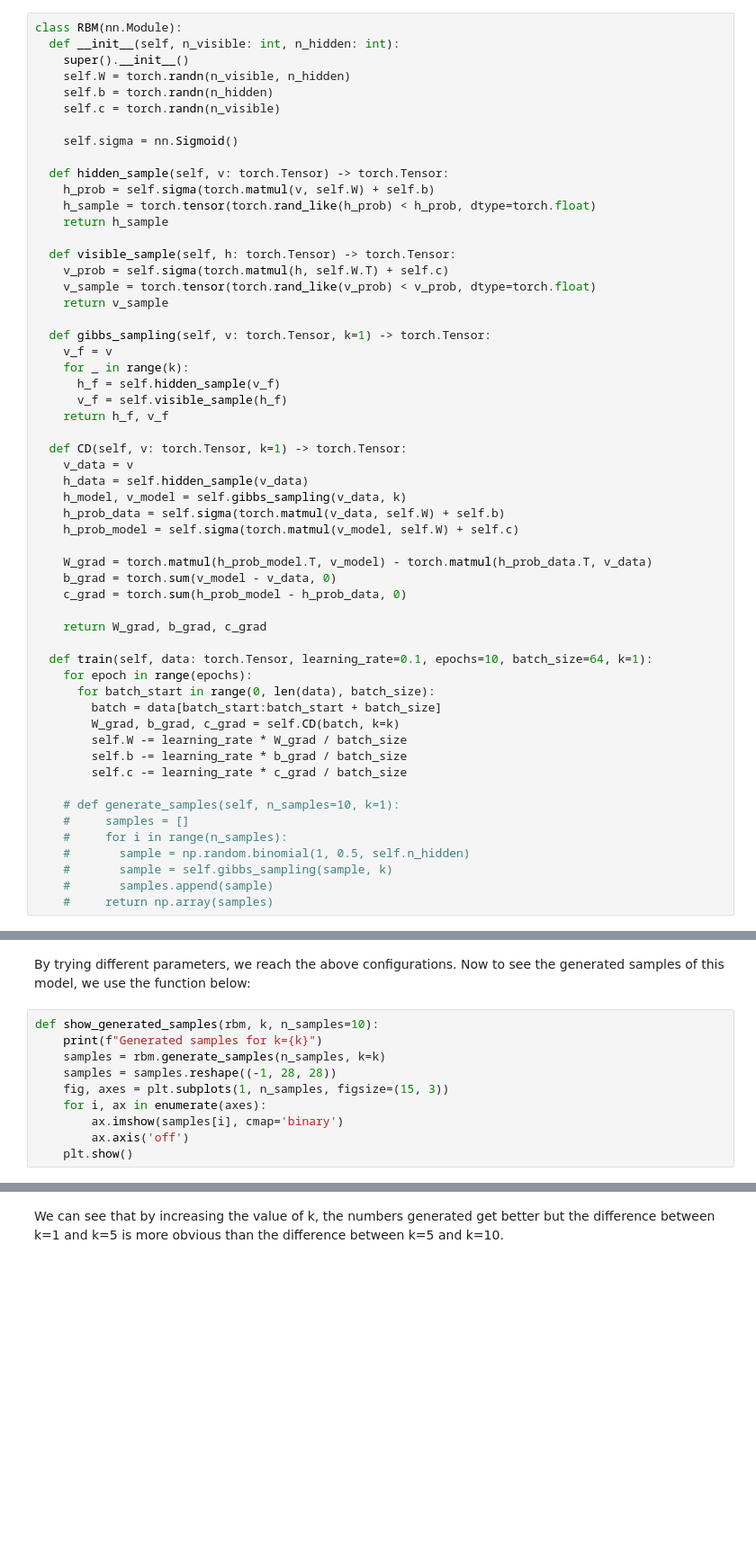
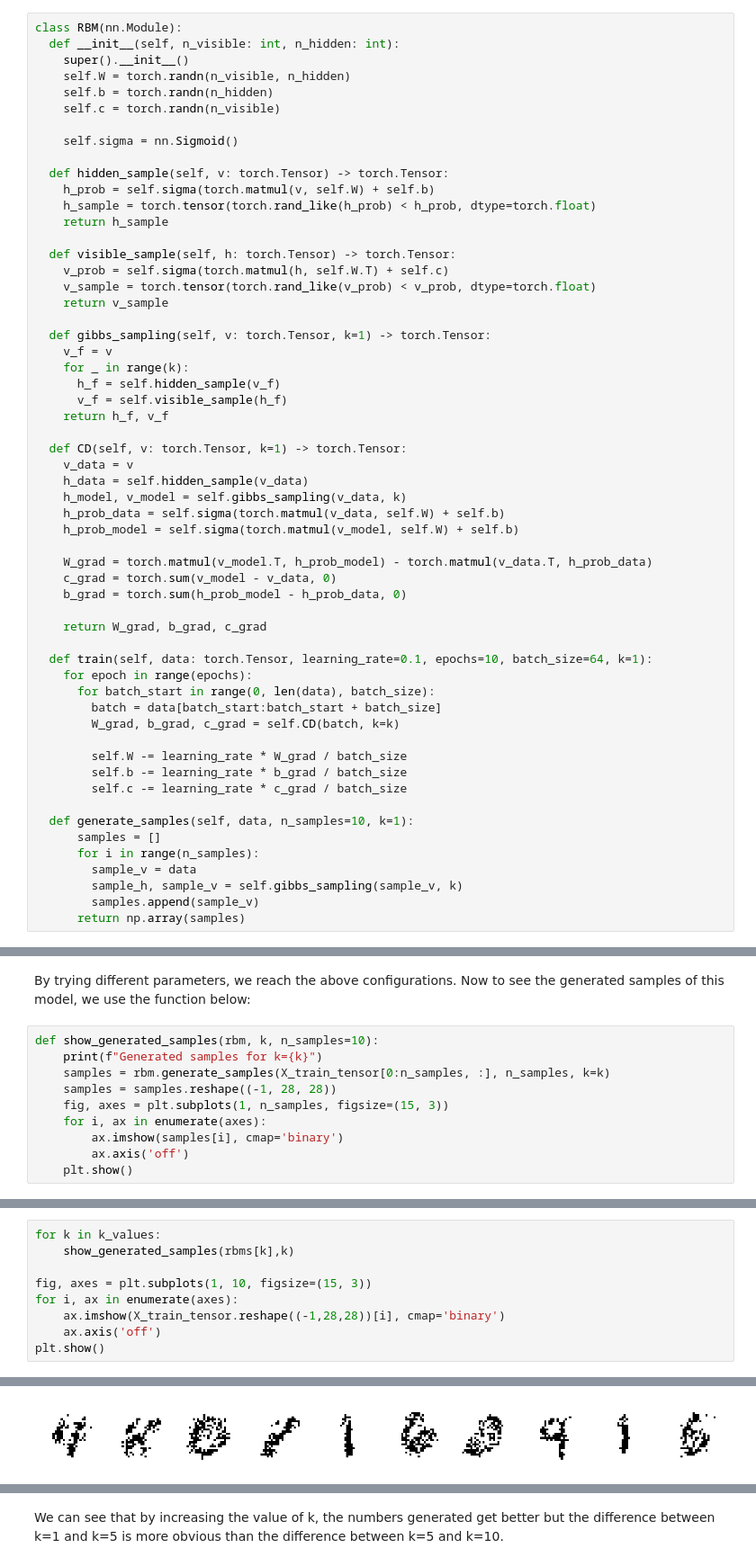
Before and after one commit to MahdiS3171/Introduction_to_ML_Fall_2024, a Jupyter notebook: Projects/Project_Phase_1.ipynb, the cells around one changed output, grey strips where cells are left out. Shown at 90% size. Cells and saved outputs as stored; diff of their text form; blank space fills up the shorter version.

Commit message:
updated the RBM model with better results

```diff
--- a/Projects/Project_Phase_1.ipynb
+++ b/Projects/Project_Phase_1.ipynb
@@ -126,11 +126,11 @@ class RBM(nn.Module):
     h_data = self.hidden_sample(v_data)
     h_model, v_model = self.gibbs_sampling(v_data, k)
     h_prob_data = self.sigma(torch.matmul(v_data, self.W) + self.b)
-    h_prob_model = self.sigma(torch.matmul(v_model, self.W) + self.c)
+    h_prob_model = self.sigma(torch.matmul(v_model, self.W) + self.b)
 
-    W_grad = torch.matmul(h_prob_model.T, v_model) - torch.matmul(h_prob_data.T, v_data)
-    b_grad = torch.sum(v_model - v_data, 0)
-    c_grad = torch.sum(h_prob_model - h_prob_data, 0)
+    W_grad = torch.matmul(v_model.T, h_prob_model) - torch.matmul(v_data.T, h_prob_data)
+    c_grad = torch.sum(v_model - v_data, 0)
+    b_grad = torch.sum(h_prob_model - h_prob_data, 0)
 
     return W_grad, b_grad, c_grad
 
@@ -139,17 +139,18 @@ class RBM(nn.Module):
       for batch_start in range(0, len(data), batch_size):
         batch = data[batch_start:batch_start + batch_size]
         W_grad, b_grad, c_grad = self.CD(batch, k=k)
+
         self.W -= learning_rate * W_grad / batch_size
         self.b -= learning_rate * b_grad / batch_size
         self.c -= learning_rate * c_grad / batch_size
 
-    # def generate_samples(self, n_samples=10, k=1):
-    #     samples = []
-    #     for i in range(n_samples):
-    #       sample = np.random.binomial(1, 0.5, self.n_hidden)
-    #       sample = self.gibbs_sampling(sample, k)
-    #       samples.append(sample)
-    #     return np.array(samples)
+  def generate_samples(self, data, n_samples=10, k=1):
+      samples = []
+      for i in range(n_samples):
+        sample_v = data
+        sample_h, sample_v = self.gibbs_sampling(sample_v, k)
+        samples.append(sample_v)
+      return np.array(samples)
 # %% [markdown]
 Now that we have completely implemented the class, we use the code below to train the model.
 
@@ -175,7 +177,7 @@ By trying different parameters, we reach the above configurations. Now to see th
 # %%
 def show_generated_samples(rbm, k, n_samples=10):
     print(f"Generated samples for k={k}")
-    samples = rbm.generate_samples(n_samples, k=k)
+    samples = rbm.generate_samples(X_train_tensor[0:n_samples, :], n_samples, k=k)
     samples = samples.reshape((-1, 28, 28))
     fig, axes = plt.subplots(1, n_samples, figsize=(15, 3))
     for i, ax in enumerate(axes):
@@ -194,0 +187,10 @@ Generated samples for k=10
+# %%
+for k in k_values:
+    show_generated_samples(rbms[k],k)
+
+fig, axes = plt.subplots(1, 10, figsize=(15, 3))
+for i, ax in enumerate(axes):
+    ax.imshow(X_train_tensor.reshape((-1,28,28))[i], cmap='binary')
+    ax.axis('off')
+plt.show()
+# %% [output]
@@ -194,0 +198 @@ Generated samples for k=10
+[figure, added]
```
Also changed, not shown: parts of 3 cells of this notebook.
